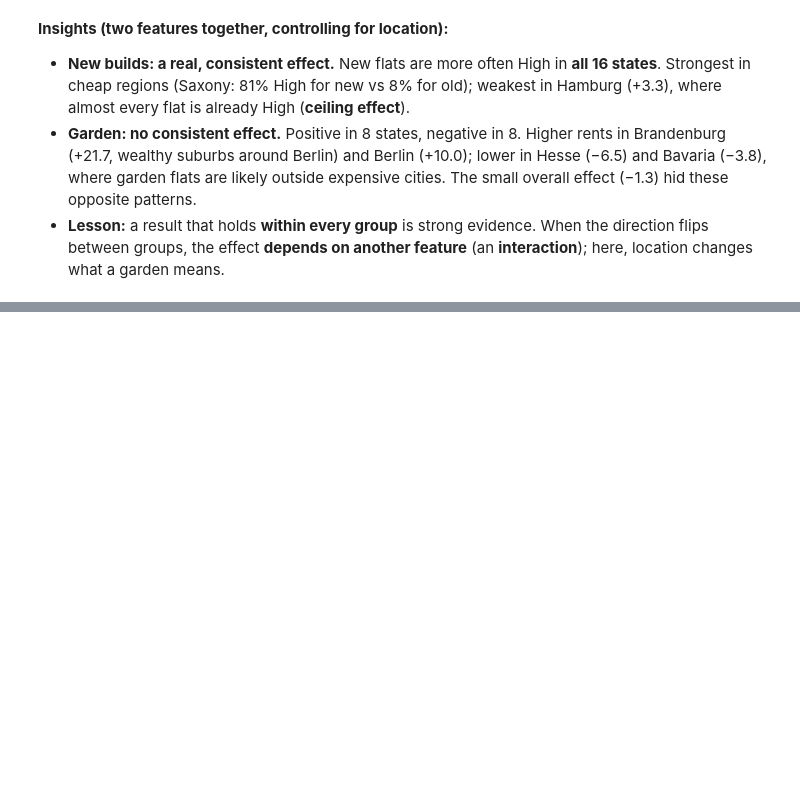
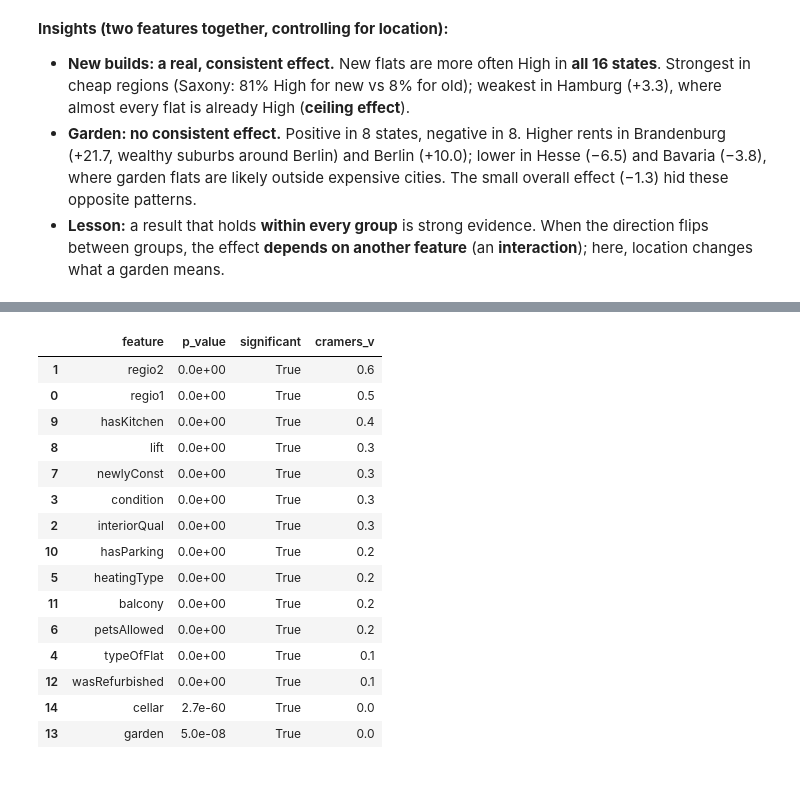
Before and after one commit to ihanmx/Rental_Datasert_study, a Jupyter notebook: notebooks/02_eda.ipynb, the cells around one changed output, grey strips where cells are left out. Cells and saved outputs as stored; diff of their text form; code cells hidden in the pictures; blank space fills up the shorter version.

Commit message:
feat(eda): Statistical test (chi-square)

```diff
--- a/notebooks/02_eda.ipynb
+++ b/notebooks/02_eda.ipynb
@@ -421,0 +426,78 @@ high_share_by_state("garden")
+# %%
+from scipy.stats import chi2_contingency
+
+def chi_square_test(col):
+    table = pd.crosstab(df_clean[col], df_clean["rentClass"])   # COUNTS (not %): the test needs counts
+    chi2, p, dof, expected = chi2_contingency(table)             # run the test
+    # n turns table into a single number (the total number of flats) so we can calculate Cramér's V
+    n = table.to_numpy().sum()                                   # total number of flats
+    cramers_v = np.sqrt(chi2 / (n * (min(table.shape) - 1)))     # turn chi2 into a 0–1 strength
+    return p, cramers_v
+
+cat_and_bool = ["regio1", "regio2", "interiorQual", "condition", "typeOfFlat", "heatingType",
+                "petsAllowed", "newlyConst", "lift", "hasKitchen", "hasParking",
+                "balcony", "wasRefurbished", "garden", "cellar"]
+
+results = []
+for col in cat_and_bool:
+    p, v = chi_square_test(col)
+    results.append({"feature": col, "p_value": f"{p:.1e}", "significant": p < 0.05,
+                    "cramers_v": round(v, 3)})
+
+tests = pd.DataFrame(results).sort_values("cramers_v", ascending=False)
+tests
+# table ranked from strongest to weakest association with rentClass, according to Cramér's V
+
+
+# Variable	What it is	Do we use it?
+# chi2	    How far reality is from the "no effect" world (one big number)	✅ Yes, for strength
+# p	        The chance the difference is just luck	✅ Yes
+# dof	    A technical number ("degrees of freedom")	❌ No
+# expected	The imaginary "no effect" table	❌ No
+# %% [output]
+|  | feature | p_value | significant | cramers_v |
+| 1 | regio2 | 0.0e+00 | True | 0.6 |
+| 0 | regio1 | 0.0e+00 | True | 0.5 |
+| 9 | hasKitchen | 0.0e+00 | True | 0.4 |
+| 8 | lift | 0.0e+00 | True | 0.3 |
+| 7 | newlyConst | 0.0e+00 | True | 0.3 |
+| 3 | condition | 0.0e+00 | True | 0.3 |
+| 2 | interiorQual | 0.0e+00 | True | 0.3 |
+| 10 | hasParking | 0.0e+00 | True | 0.2 |
+| 5 | heatingType | 0.0e+00 | True | 0.2 |
+| 11 | balcony | 0.0e+00 | True | 0.2 |
+| 6 | petsAllowed | 0.0e+00 | True | 0.2 |
+| 4 | typeOfFlat | 0.0e+00 | True | 0.1 |
+| 12 | wasRefurbished | 0.0e+00 | True | 0.1 |
+| 14 | cellar | 2.7e-60 | True | 0.0 |
+| 13 | garden | 5.0e-08 | True | 0.0 |
+# %% [markdown]
+<!-- ### 6.7 Summary of insights
+
+**1. Location is the strongest driver.**
+- District (`regio2`) and state (`regio1`) separate the classes most (Cramér's V = __ / __).
+- City-states (Hamburg, Berlin) and the strong south (Bavaria, Baden-Württemberg) are mostly High; eastern states (Saxony-Anhalt, Thuringia) mostly Low. "Big city" beats "region" (Berlin is in the east but expensive).
+
+**2. Age and newness matter a lot.**
+- A typical High-rent flat was built around 1997, compared with 1965 for Low-rent flats.
+- New builds are High 84% of the time vs 29% for older flats, consistently in **all 16 states**, strongest in cheap regions (Saxony: 81% vs 8%).
+
+**3. Quality and equipment.**
+- `interiorQual`: clear step-up from normal → sophisticated → luxury.
+- Lift (+36 points), fitted kitchen (+35), parking (+21), balcony (+15) go with High-rent flats. These are likely *signs* of upscale flats, not necessarily *causes*.
+
+**4. Weak or no effect.**
+- Garden and cellar: negligible overall; the garden effect flips between states (positive near Berlin, negative in Bavaria/Hesse).
+- Refurbishment (+5 points): weak.
+
+**5. Size has a U-shaped effect.**
+- Very small (<40 m²) and large (100 m²+) flats are often expensive per m²; mid-size (40–80 m²) are cheapest. Correlation (0.1) missed this because it only detects straight lines.
+
+**Hypotheses check (from Phase 4):**
+| Hypothesis | Result |
+|---|---|
+| `regio1` is a top clue | ✅ Confirmed (but `regio2` is even stronger) |
+| `yearConstructed` is a top clue | ✅ Confirmed |
+| `livingSpace` is a top clue | ⚠️ Partly: U-shaped, weak as a straight line |
+
+**Lessons learned:** correlation ≠ causation; weak correlation ≠ no relationship; check effects within groups (confounding/interaction); with big data, report strength, not only significance. -->
```
Also changed, not shown: parts of 2 cells of this notebook.
